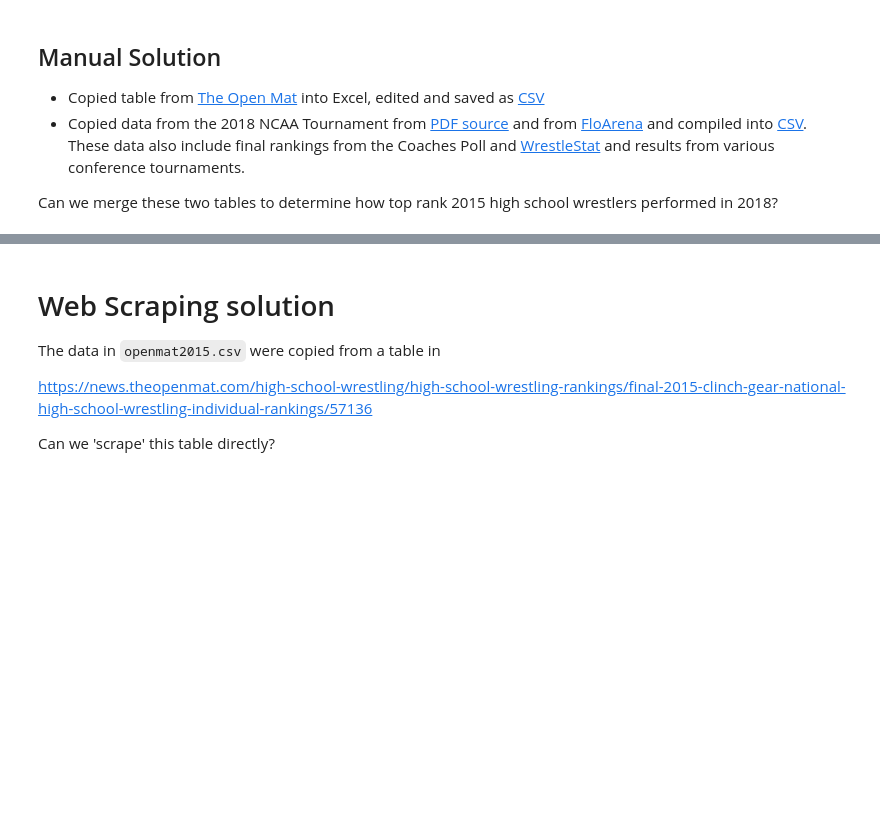
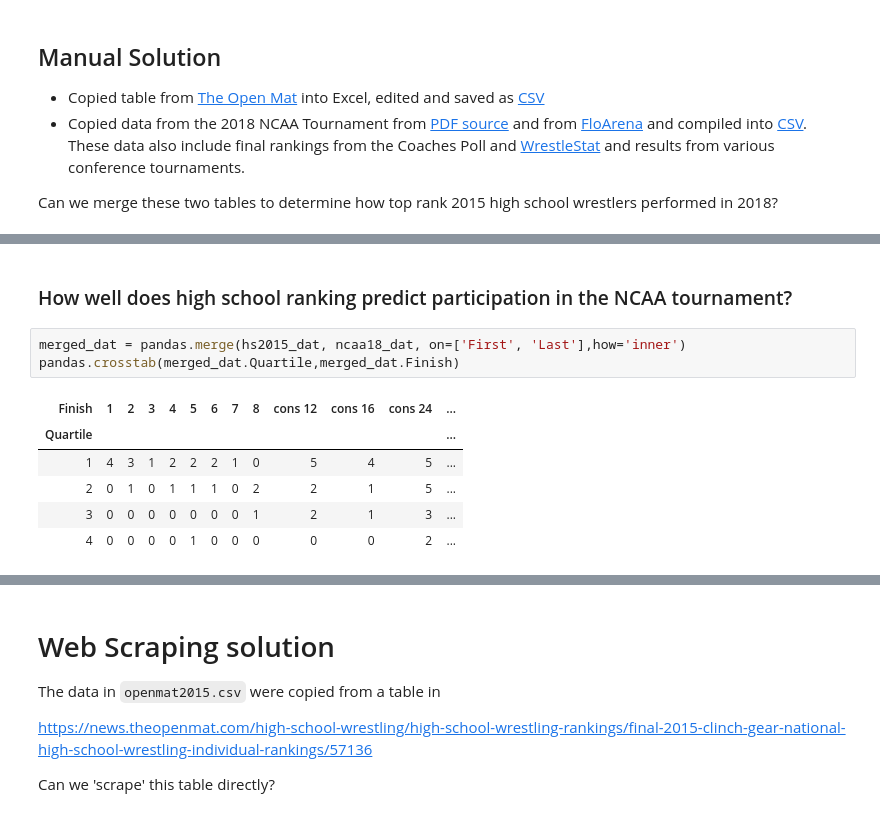
Before and after one commit to PeterClaussenSDSU/RatingTheRankings, a Jupyter notebook: 2.Structured.ipynb, the cells around one changed output, grey strips where cells are left out. Cells and saved outputs as stored; diff of their text form; blank space fills up the shorter version.

```diff
--- a/2.Structured.ipynb
+++ b/2.Structured.ipynb
@@ -22,0 +66,13 @@ Can we merge these two tables to determine how top rank 2015 high school wrestle
+# %% [markdown]
+
+### How well does high school ranking predict participation in the NCAA tournament?
+# %%
+merged_dat = pandas.merge(hs2015_dat, ncaa18_dat, on=['First', 'Last'],how='inner')
+pandas.crosstab(merged_dat.Quartile,merged_dat.Finish)
+# %% [output]
+| Finish | 1 | 2 | 3 | 4 | 5 | 6 | 7 | 8 | cons 12 | cons 16 | cons 24 | ... |
+| Quartile |  |  |  |  |  |  |  |  |  |  |  | ... |
+| 1 | 4 | 3 | 1 | 2 | 2 | 2 | 1 | 0 | 5 | 4 | 5 | ... |
+| 2 | 0 | 1 | 0 | 1 | 1 | 1 | 0 | 2 | 2 | 1 | 5 | ... |
+| 3 | 0 | 0 | 0 | 0 | 0 | 0 | 0 | 1 | 2 | 1 | 3 | ... |
+| 4 | 0 | 0 | 0 | 0 | 1 | 0 | 0 | 0 | 0 | 0 | 2 | ... |
```
Also changed, not shown: parts of 12 cells of this notebook.
